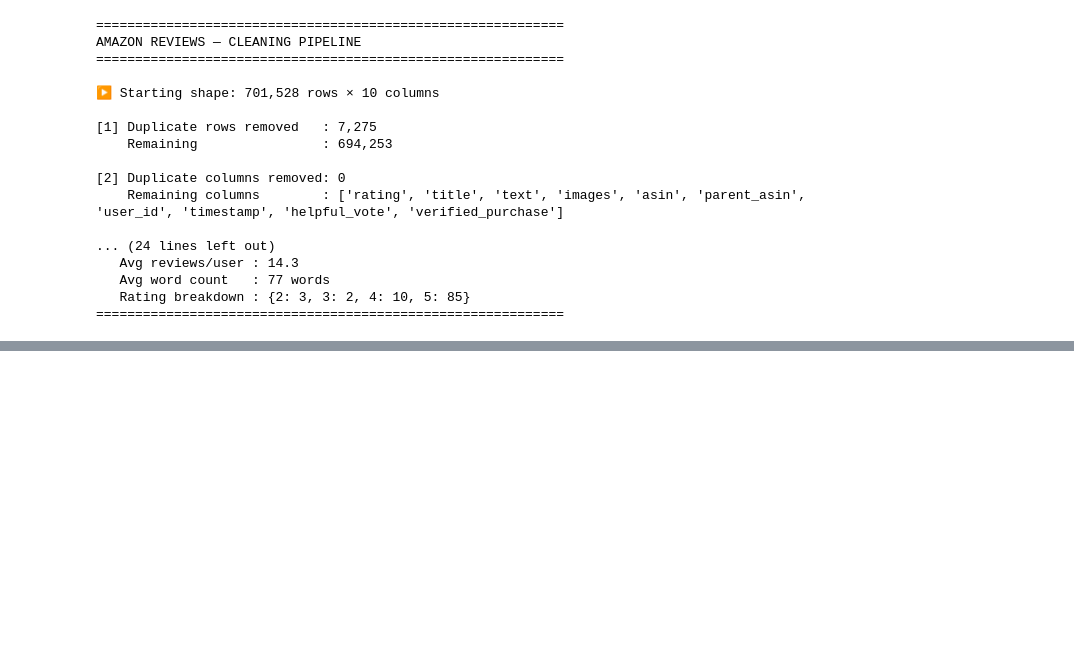
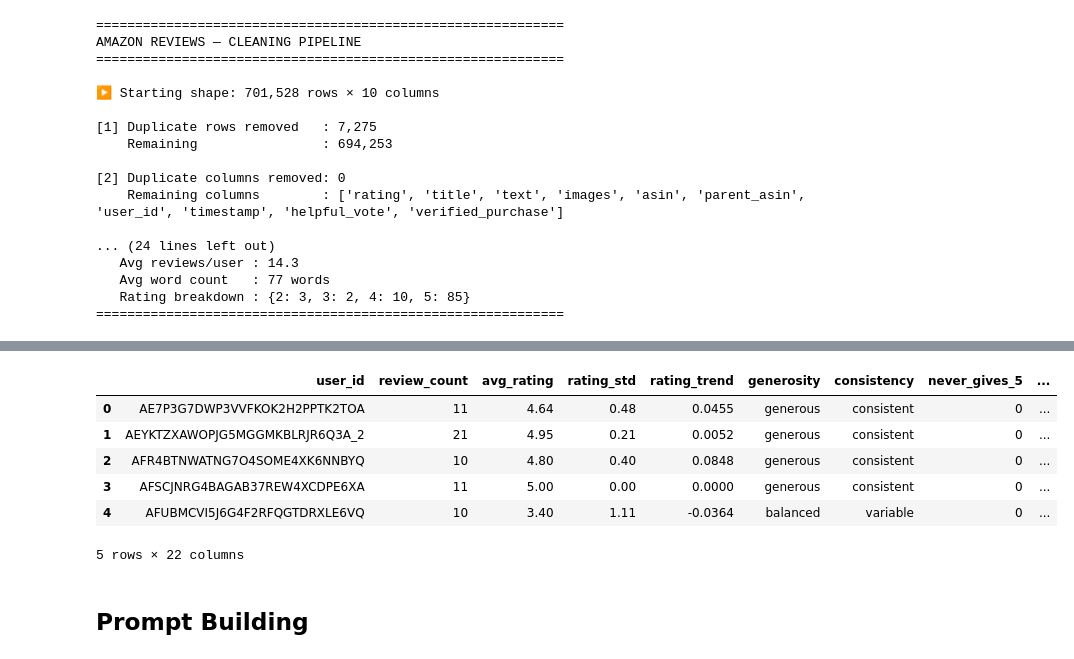
Before and after one commit to GeeksonCodes/dsn-bct-2026, a Jupyter notebook: notebooks/eda/amazon-review-notebook.ipynb, the cells around one changed output, grey strips where cells are left out. Saved outputs shown, nothing was run; the diff lists cells and outputs as text; code cells hidden in the pictures; blank space fills up the shorter version.

```diff
--- a/notebooks/eda/amazon-review-notebook.ipynb
+++ b/notebooks/eda/amazon-review-notebook.ipynb
@@ -623,0 +785,12 @@ rich_df.to_csv('rich_users.csv', index=False)
+# %%
+persona_df_claude.head()
+# %% [output]
+|  | user_id | review_count | avg_rating | rating_std | rating_trend | generosity | consistency | never_gives_5 | ... |
+| 0 | AE7P3G7DWP3VVFKOK2H2PPTK2TOA | 11 | 4.64 | 0.48 | 0.0455 | generous | consistent | 0 | ... |
+| 1 | AEYKTZXAWOPJG5MGGMKBLRJR6Q3A_2 | 21 | 4.95 | 0.21 | 0.0052 | generous | consistent | 0 | ... |
+| 2 | AFR4BTNWATNG7O4SOME4XK6NNBYQ | 10 | 4.80 | 0.40 | 0.0848 | generous | consistent | 0 | ... |
+| 3 | AFSCJNRG4BAGAB37REW4XCDPE6XA | 11 | 5.00 | 0.00 | 0.0000 | generous | consistent | 0 | ... |
+| 4 | AFUBMCVI5J6G4F2RFQGTDRXLE6VQ | 10 | 3.40 | 1.11 | -0.0364 | balanced | variable | 0 | ... |
+5 rows × 22 columns
+# %% [markdown]
+## Prompt Building
```
Also changed, not shown: parts of 7 cells of this notebook.
